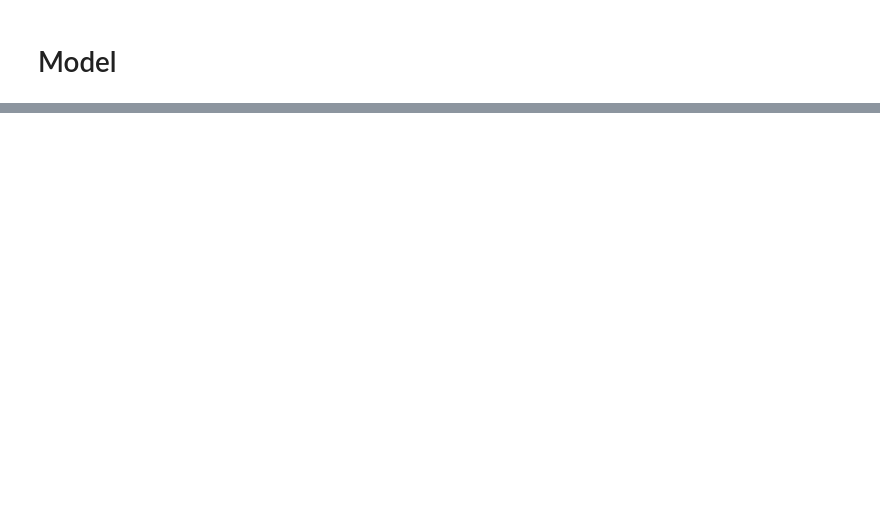
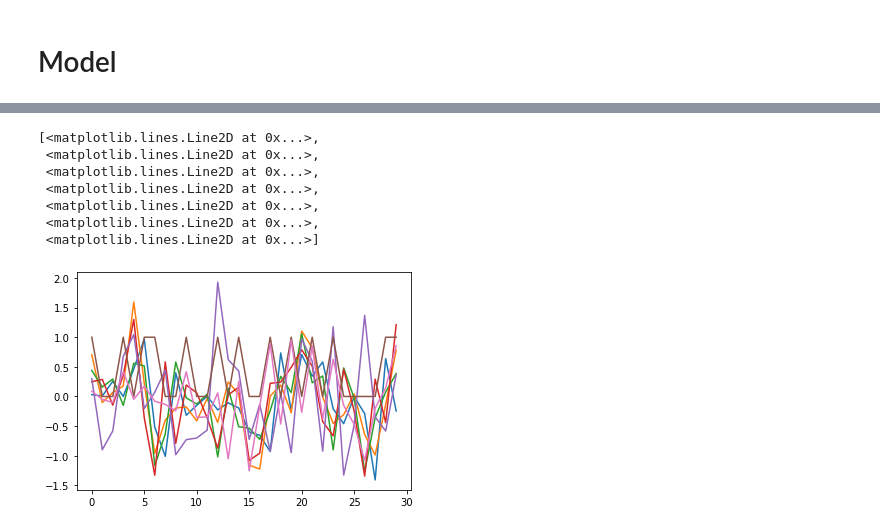
Before and after one commit to martin-sedlacek/ad-in-financial-data, a Jupyter notebook: DeepAnT.ipynb, the cells around one changed output, grey strips where cells are left out. Drawn from its saved outputs; the diff is of its cells as text; code cells hidden in the pictures; blank space fills up the shorter version.

```diff
--- a/DeepAnT.ipynb
+++ b/DeepAnT.ipynb
@@ -98,0 +122,12 @@ KeyboardInterrupt:
+# %%
+# Real Sample
+plt.plot(y)
+# %% [output]
+[<matplotlib.lines.Line2D at 0x...>,
+ <matplotlib.lines.Line2D at 0x...>,
+ <matplotlib.lines.Line2D at 0x...>,
+ <matplotlib.lines.Line2D at 0x...>,
+ <matplotlib.lines.Line2D at 0x...>,
+ <matplotlib.lines.Line2D at 0x...>,
+ <matplotlib.lines.Line2D at 0x...>]
+[figure, added]
```
Also changed, not shown: parts of 15 cells of this notebook, 2 other files.
